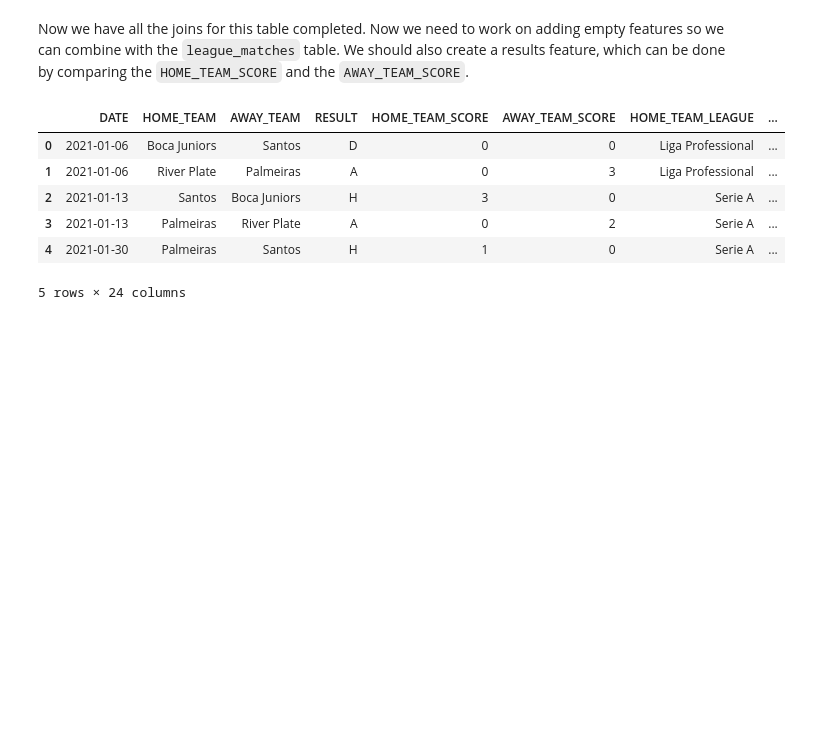
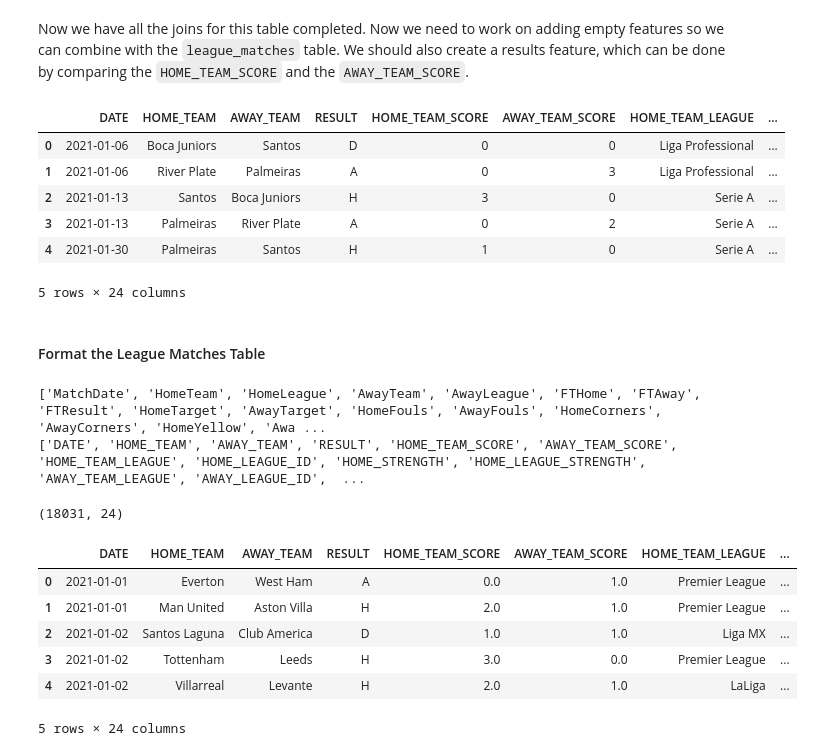
Before and after one commit to kushlalwani/CWCPredictions, a Jupyter notebook: notebooks/Exploratory_Data_Analysis.ipynb, the cells around one changed output. Cells and saved outputs as stored; diff of their text form; code cells hidden in the pictures; blank space fills up the shorter version.

```diff
--- a/notebooks/Exploratory_Data_Analysis.ipynb
+++ b/notebooks/Exploratory_Data_Analysis.ipynb
@@ -422,3 +422,39 @@ continental_matches.head()
 | 3 | 2021-01-13 | Palmeiras | River Plate | A | 0 | 2 | Serie A | ... |
 | 4 | 2021-01-30 | Palmeiras | Santos | H | 1 | 0 | Serie A | ... |
 5 rows × 24 columns
+# %% [markdown]
+#### Format the League Matches Table
+# %%
+print(league_matches.columns.tolist())
+print(continental_matches.columns.tolist())
+# %% [output]
+['MatchDate', 'HomeTeam', 'HomeLeague', 'AwayTeam', 'AwayLeague', 'FTHome', 'FTAway', 'FTResult', 'HomeTarget', 'AwayTarget', 'HomeFouls', 'AwayFouls', 'HomeCorners', 'AwayCorners', 'HomeYellow', 'Awa ...
+['DATE', 'HOME_TEAM', 'AWAY_TEAM', 'RESULT', 'HOME_TEAM_SCORE', 'AWAY_TEAM_SCORE', 'HOME_TEAM_LEAGUE', 'HOME_LEAGUE_ID', 'HOME_STRENGTH', 'HOME_LEAGUE_STRENGTH', 'AWAY_TEAM_LEAGUE', 'AWAY_LEAGUE_ID',  ...
+# %%
+league_matches.rename(columns={"MatchDate":"DATE","HomeTeam":"HOME_TEAM","AwayTeam":"AWAY_TEAM",
+                               "HomeLeague":"HOME_LEAGUE_ID","AwayLeague":"AWAY_LEAGUE_ID", "FTHome":"HOME_TEAM_SCORE",
+                               "FTAway":"AWAY_TEAM_SCORE","FTResult":"RESULT", "HomeTarget":"HOME_TARGET",
+                               "AwayTarget":"AWAY_TARGET","HomeFouls":"HOME_FOULS","AwayFouls":"AWAY_FOULS",
+                               "HomeCorners":"HOME_CORNERS","AwayCorners":"AWAY_CORNERS","HomeYellow":"HOME_YELLOW",
+                               "AwayYellow":"AWAY_YELLOW","HomeRed":"HOME_RED","AwayRed":"AWAY_RED"}, inplace=True)
+
+#Merge to get league strengths
+league_matches = league_matches.merge(home_league_strengths, on="HOME_LEAGUE_ID", how="left")
+league_matches = league_matches.merge(away_league_strengths, on="AWAY_LEAGUE_ID", how="left")
+
+league_matches = league_matches.merge(home_strengths, on=["HOME_TEAM","HOME_LEAGUE_ID"], how="left")
+league_matches = league_matches.merge(away_strengths, on=["AWAY_TEAM","AWAY_LEAGUE_ID"], how="left")
+
+league_matches = league_matches.reindex(columns=new_order)
+
+print(league_matches.shape)
+league_matches.head()
+# %% [output]
+(18031, 24)
+|  | DATE | HOME_TEAM | AWAY_TEAM | RESULT | HOME_TEAM_SCORE | AWAY_TEAM_SCORE | HOME_TEAM_LEAGUE | ... |
+| 0 | 2021-01-01 | Everton | West Ham | A | 0.0 | 1.0 | Premier League | ... |
+| 1 | 2021-01-01 | Man United | Aston Villa | H | 2.0 | 1.0 | Premier League | ... |
+| 2 | 2021-01-02 | Santos Laguna | Club America | D | 1.0 | 1.0 | Liga MX | ... |
+| 3 | 2021-01-02 | Tottenham | Leeds | H | 3.0 | 0.0 | Premier League | ... |
+| 4 | 2021-01-02 | Villarreal | Levante | H | 2.0 | 1.0 | LaLiga | ... |
+5 rows × 24 columns
```
Also changed, not shown: parts of 1 cell of this notebook, 1 other file.
